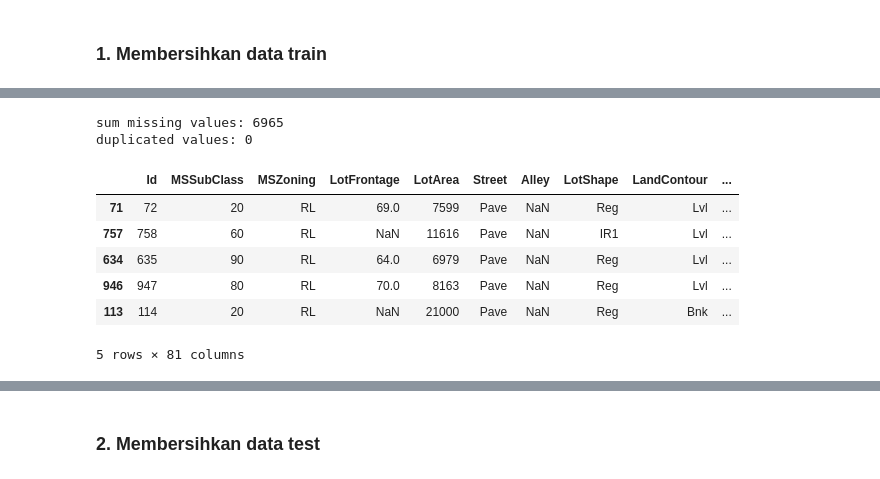
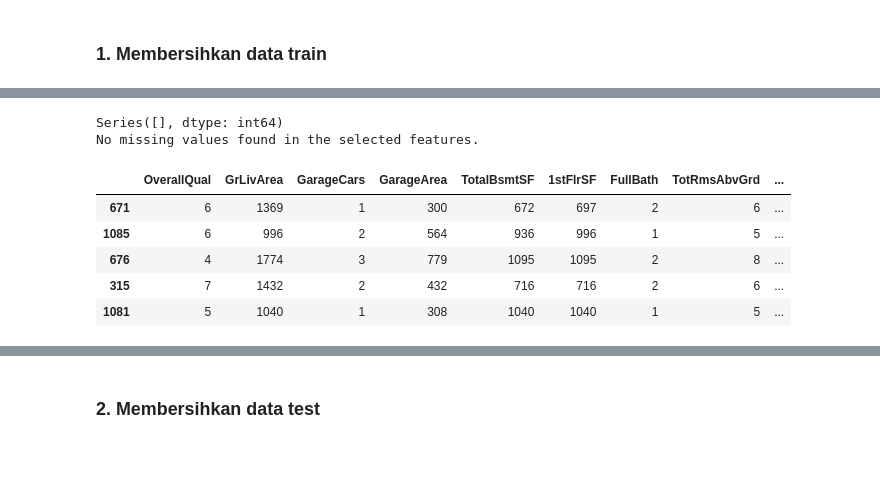
Before and after one commit to Estomihi100103/House-Prices-Kelompok-2, a Jupyter notebook: house_price.ipynb, the cells around one changed output, grey strips where cells are left out. Drawn from its saved outputs; the diff is of its cells as text; code cells hidden in the pictures.

```diff
--- a/house_price.ipynb
+++ b/house_price.ipynb
@@ -250,3 +250,9 @@ a.set_yticklabels(a.get_yticklabels(), rotation=30)
 plt.show()
 # %% [output]
 [figure]
+# %%
+# Filter variabel dengan korelasi > 0.5
+selected_features = corr_saleprice[corr_saleprice.abs() > 0.5].index.tolist()
+selected_features.remove('SalePrice')  # Hapus target dari daftar fitur
+print("Fitur yang dipilih berdasarkan korelasi:")
+selected_features
@@ -288,16 +282,22 @@ x[x['0'] > 0]
-# %%
-print(f'sum missing values: {df.isna().sum().sum().item()}')
-print(f'duplicated values: {df.duplicated().sum().item()}')
-# %% [output]
-sum missing values: 6965
-duplicated values: 0
+# %%
+# Filter data train agar hanya menggunakan fitur terpilih dan target (SalePrice)
+df_train_selected = df[selected_features + ['SalePrice']]
+
+# Periksa nilai yang hilang (missing values)
+train_missing_value = df_train_selected.isna().sum()
+train_missing_value.to_csv('train missing value.csv')  # Simpan informasi missing value ke file
+print(train_missing_value[train_missing_value > 0])
+if train_missing_value[train_missing_value > 0].empty:
+    print("No missing values found in the selected features.")
+# %% [output]
+Series([], dtype: int64)
+No missing values found in the selected features.
 # %%
-df.sample(5)
+df_train_selected.sample(5)
 # %% [output]
-|  | Id | MSSubClass | MSZoning | LotFrontage | LotArea | Street | Alley | LotShape | LandContour | ... |
-| 71 | 72 | 20 | RL | 69.0 | 7599 | Pave | NaN | Reg | Lvl | ... |
-| 757 | 758 | 60 | RL | NaN | 11616 | Pave | NaN | IR1 | Lvl | ... |
-| 634 | 635 | 90 | RL | 64.0 | 6979 | Pave | NaN | Reg | Lvl | ... |
-| 946 | 947 | 80 | RL | 70.0 | 8163 | Pave | NaN | Reg | Lvl | ... |
-| 113 | 114 | 20 | RL | NaN | 21000 | Pave | NaN | Reg | Bnk | ... |
+|  | OverallQual | GrLivArea | GarageCars | GarageArea | TotalBsmtSF | 1stFlrSF | FullBath | TotRmsAbvGrd | ... |
+| 671 | 6 | 1369 | 1 | 300 | 672 | 697 | 2 | 6 | ... |
+| 1085 | 6 | 996 | 2 | 564 | 936 | 996 | 1 | 5 | ... |
+| 676 | 4 | 1774 | 3 | 779 | 1095 | 1095 | 2 | 8 | ... |
+| 315 | 7 | 1432 | 2 | 432 | 716 | 716 | 2 | 6 | ... |
+| 1081 | 5 | 1040 | 1 | 308 | 1040 | 1040 | 1 | 5 | ... |
-5 rows × 81 columns
```
Also changed, not shown: parts of 43 cells of this notebook, 4 other files.
